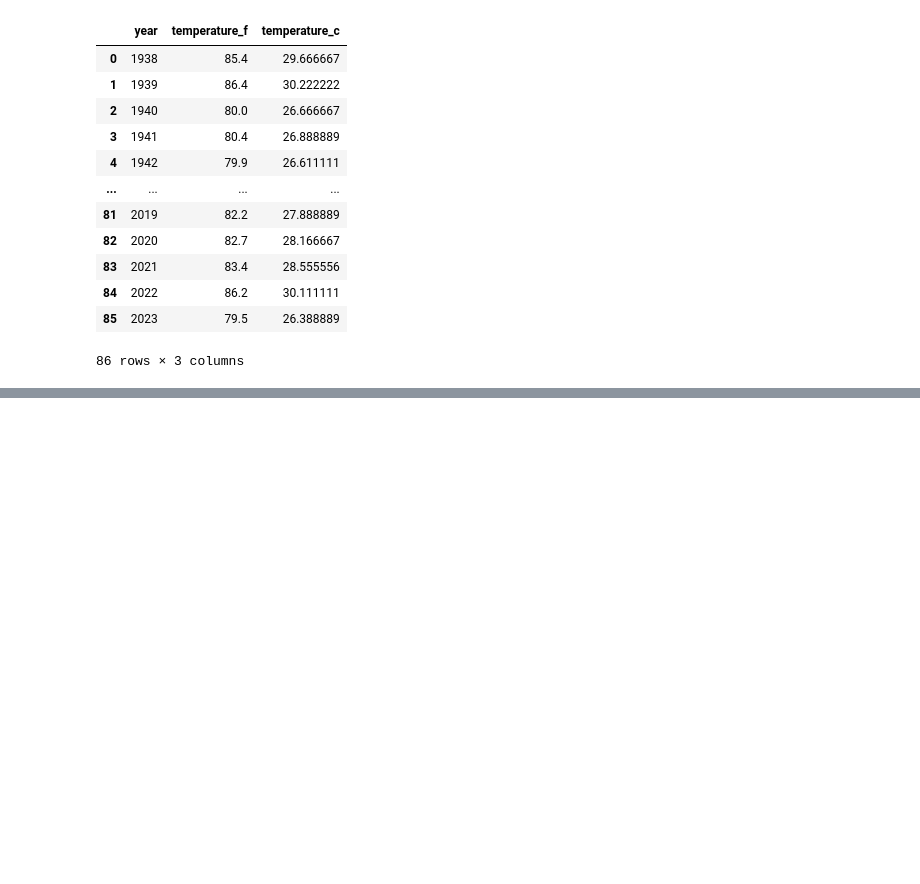
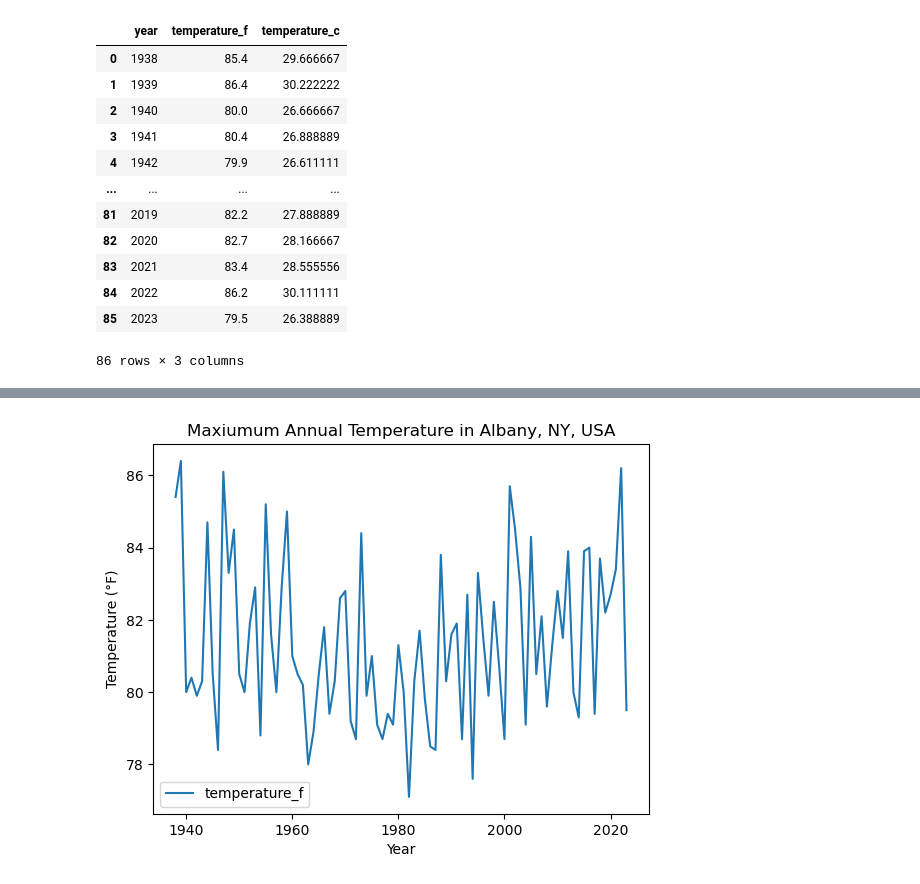
Before and after one commit to agneslh/agneslh.github.io, a Jupyter notebook: Notebooks/albanytemperature.ipynb, the cells around one changed output, grey strips where cells are left out. Drawn from its saved outputs; the diff is of its cells as text; code cells hidden in the pictures; blank space fills up the shorter version.

Commit message:
Update Albany Temperature Analysis

```diff
--- a/Notebooks/albanytemperature.ipynb
+++ b/Notebooks/albanytemperature.ipynb
@@ -80,11 +83,8 @@ alb_temp_df
 86 rows × 3 columns
 # %%
 # Plot the Albany Temperature data over time
-plot = alb_temp_df.hvplot.scatter(
+plot = alb_temp_df.plot(
     x='year', y='temperature_f',
-    title='Mean Maxiumum Annual Temperature in Albany, NY, USA',
-    xlabel='Year', ylabel='Temperature (°F)'
-    ).opts(bgcolor='lightgray', fontsize={'title' : 16})
-
-plot * hv.Slope.from_scatter(plot)
+    title='Maxiumum Annual Temperature in Albany, NY, USA',
+    xlabel='Year', ylabel='Temperature (°F)');
 # %% [output]
@@ -92,3 +91,4 @@ plot * hv.Slope.from_scatter(plot)
+[figure, added]
 # %%
 %%capture
 %%bash
```
Also changed, not shown: parts of 2 cells of this notebook, 1 other file.
